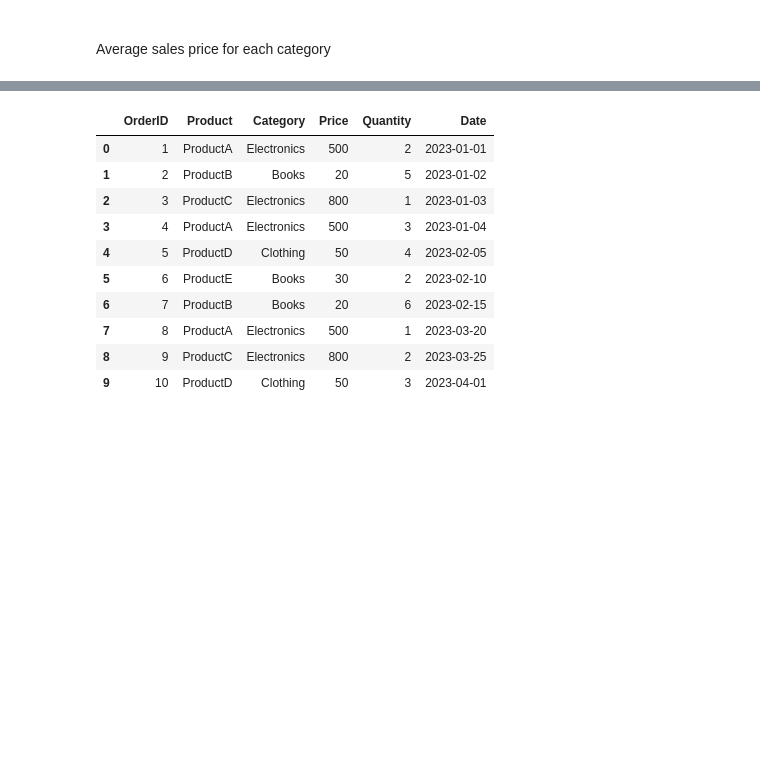
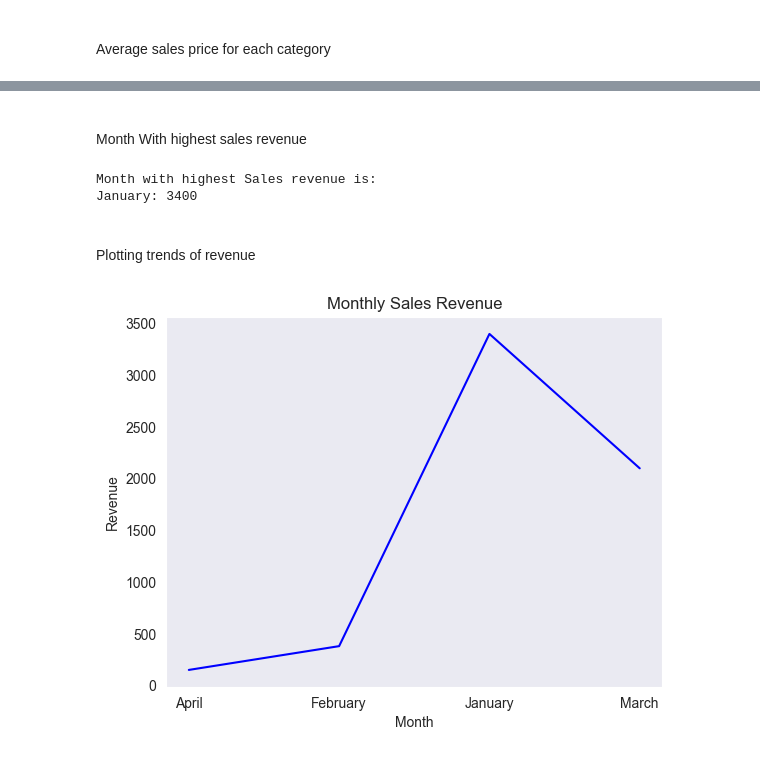
Before and after one commit to dheephiga/python-wgs, a Jupyter notebook: tasks/practice/practice-10/t10-067.ipynb, the cells around one changed output, grey strips where cells are left out. Saved outputs shown, nothing was run; the diff lists cells and outputs as text; code cells hidden in the pictures; blank space fills up the shorter version.

```diff
--- a/tasks/practice/practice-10/t10-067.ipynb
+++ b/tasks/practice/practice-10/t10-067.ipynb
@@ -91,14 +101,35 @@ grouped_categories = df.groupby(by='Category')
-# %%
-grouped_categories.head()
-# %% [output]
-|  | OrderID | Product | Category | Price | Quantity | Date |
-| 0 | 1 | ProductA | Electronics | 500 | 2 | 2023-01-01 |
-| 1 | 2 | ProductB | Books | 20 | 5 | 2023-01-02 |
-| 2 | 3 | ProductC | Electronics | 800 | 1 | 2023-01-03 |
-| 3 | 4 | ProductA | Electronics | 500 | 3 | 2023-01-04 |
-| 4 | 5 | ProductD | Clothing | 50 | 4 | 2023-02-05 |
-| 5 | 6 | ProductE | Books | 30 | 2 | 2023-02-10 |
-| 6 | 7 | ProductB | Books | 20 | 6 | 2023-02-15 |
-| 7 | 8 | ProductA | Electronics | 500 | 1 | 2023-03-20 |
-| 8 | 9 | ProductC | Electronics | 800 | 2 | 2023-03-25 |
-| 9 | 10 | ProductD | Clothing | 50 | 3 | 2023-04-01 |
+# %% [markdown]
+<br> Month With highest sales revenue
+# %%
+#changing the date column's datatype to datetime object
+df['Date'] = pd.to_datetime(df['Date'])
+
+#using month-name format to create a column called month
+df['Month'] = df['Date'].dt.strftime('%B')
+
+#calculating revenue for all products
+df['Revenue'] = df['Quantity'] * df['Price']
+
+#grouping the revenue with index as month
+#summing up the values for each month
+#sorting it to find the maximum sales
+groupby_month = df.groupby('Month')['Revenue'].sum().sort_values(ascending=False)
+
+#printing the maximum sales month
+print(f'\nMonth with highest Sales revenue is:\n{groupby_month.idxmax()}: {groupby_month.max()}')
+# %% [output]
+Month with highest Sales revenue is:
+January: 3400
+# %% [markdown]
+<br> Plotting trends of revenue
+# %%
+monthly_revenue = df.groupby('Month')['Revenue'].sum().reset_index()
+#Monthly sales revenue
+sns.set_style('dark')
+sns.lineplot(x='Month', y='Revenue', data=monthly_revenue, color='blue')
+plt.title('Monthly Sales Revenue')
+plt.xlabel('Month')
+plt.ylabel('Revenue')
+plt.show()
+# %% [output]
+[figure, added]
```
Also changed, not shown: parts of 5 cells of this notebook.
